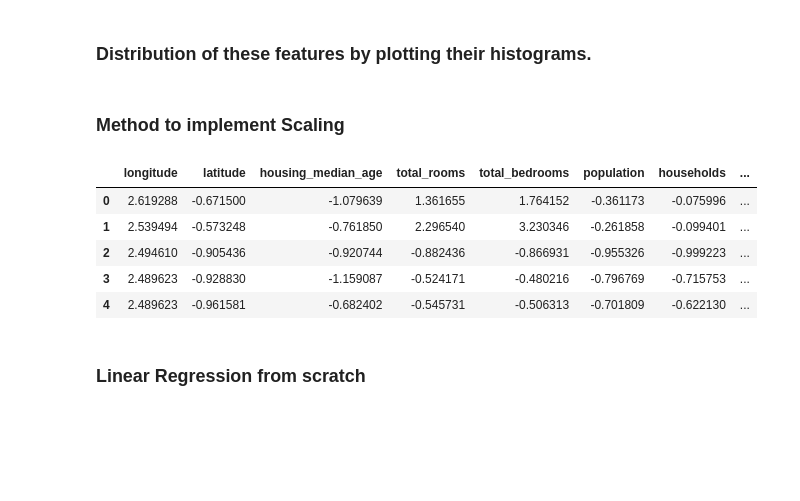
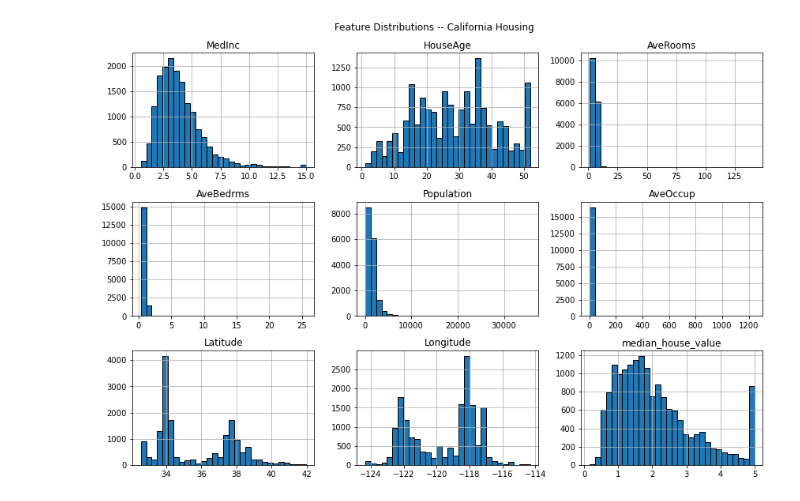
Before and after one commit to Sonal12061/ml-from-scratch, a Jupyter notebook: LinearRegression.ipynb, the cells around one changed output. Cells and saved outputs as stored; diff of their text form; code cells hidden in the pictures; blank space fills up the shorter version.

Commit message:
Added the regression codes after correction

```diff
--- a/LinearRegression.ipynb
+++ b/LinearRegression.ipynb
@@ -79,4 +77,0 @@ This summary helps you quickly understand the structure of your data: it tells y
-# %% [markdown]
-### Distribution of these features by plotting their histograms.
-# %% [markdown]
-### Method to implement Scaling
@@ -99,13 +77,0 @@ def standard_scaler(data):
-# %%
-# We need to drop the target column before standarizing the dataset
-target_column = 'median_house_value'
-dataset_beforescaling = df.drop(target_column, axis = 1)
-data_scaled = standard_scaler(dataset_beforescaling)
-data_scaled.head()
-# %% [output]
-|  | longitude | latitude | housing_median_age | total_rooms | total_bedrooms | population | households | ... |
-| 0 | 2.619288 | -0.671500 | -1.079639 | 1.361655 | 1.764152 | -0.361173 | -0.075996 | ... |
-| 1 | 2.539494 | -0.573248 | -0.761850 | 2.296540 | 3.230346 | -0.261858 | -0.099401 | ... |
-| 2 | 2.494610 | -0.905436 | -0.920744 | -0.882436 | -0.866931 | -0.955326 | -0.999223 | ... |
-| 3 | 2.489623 | -0.928830 | -1.159087 | -0.524171 | -0.480216 | -0.796769 | -0.715753 | ... |
-| 4 | 2.489623 | -0.961581 | -0.682402 | -0.545731 | -0.506313 | -0.701809 | -0.622130 | ... |
@@ -115,2 +78,7 @@ Y = df[target_column].values # Converting the target column in the dataframe to
-# %% [markdown]
-### Linear Regression from scratch
+# %%
+df.hist(figsize=(12, 8), bins=30, edgecolor='black')
+plt.suptitle('Feature Distributions -- California Housing', y=1.02)
+plt.tight_layout()
+plt.show()
+# %% [output]
+[figure, added]
```
Also changed, not shown: parts of 35 cells of this notebook, 2 other files.
